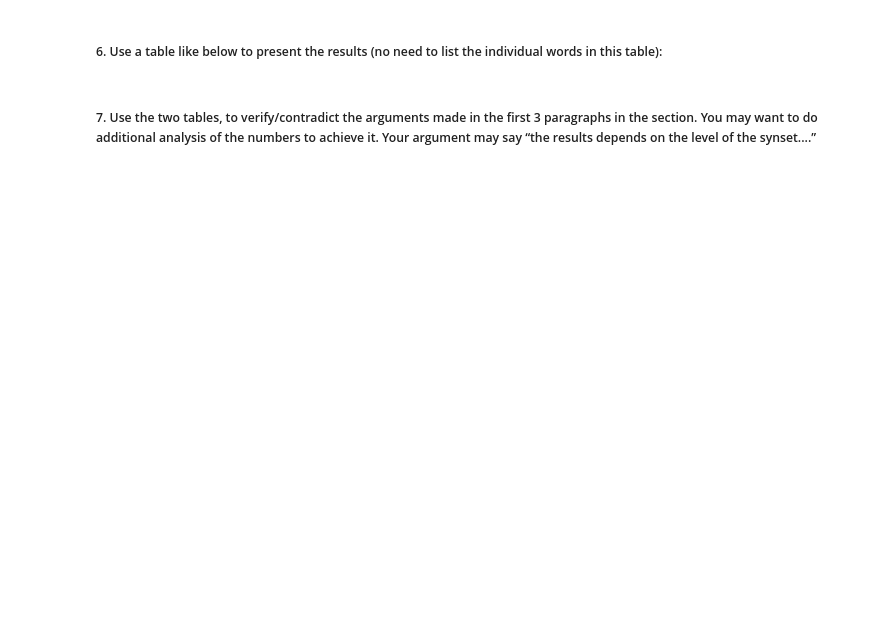
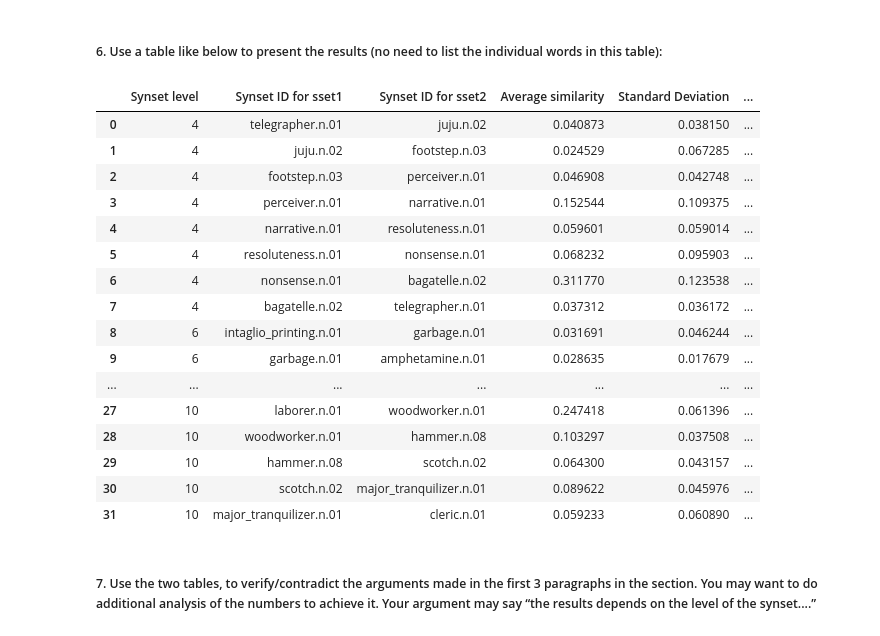
Before and after one commit to SMU-MSCSAI/Intro2NLP, a Jupyter notebook: program2.ipynb, the cells around one changed output. Cells and saved outputs as stored; diff of their text form; code cells hidden in the pictures; blank space fills up the shorter version.

```diff
--- a/program2.ipynb
+++ b/program2.ipynb
@@ -564,2 +624,21 @@ similarity_table
 # %% [markdown]
 ##### 5. For each pair, pass it to crossSynsetSimValue(model, sset1, sset2) and collect the results
+# %%
+# Calculate similarity statistics for each pair of synsets
+cross_synset_results = {}
+for level, pairs in synset_pairs.items():
+    cross_synset_results[level] = []
+    for words1, words2 in pairs:
+        sim_values = crossSynsetSimValue(model, words1, words2)
+        cross_synset_results[level].append(sim_values)
+
+# Print the results
+for level, results in cross_synset_results.items():
+    print(f"Level {level} Cross-Synset Similarity Statistics:")
+    for i, (pair, stats) in enumerate(zip(synset_pairs[level], results), start=1):
+        words1, words2 = pair  # Unpack the pair into two lists of words
+        print(f"  Pair {i}:")
+        print(f"    Words 1: {words1}")
+        print(f"    Words 2: {words2}")
+        avg, sd, min_sim, max_sim = stats
+        print(f"    Similarity Stats: avg: {avg:.4f}, standard_deviation: {sd:.4f}, min: {min_sim:.4f}, max: {max_sim:.4f}")
@@ -566,4 +663,45 @@ similarity_table
 # %% [markdown]
 ##### 6. Use a table like below to present the results (no need to list the individual words in this table):
+# %%
+def create_cross_synset_similarity_table(synset_pairs, cross_synset_results, level_synsets):
+    # Define the columns for the DataFrame
+    columns = ['Synset level', 'Synset ID for sset1', 'Synset ID for sset2', 'Average similarity', 'Standard Deviation', 'Minimum', 'Maximum']
+    data = []
+
+    for level, results in cross_synset_results.items():
+        for i, (pair, stats) in enumerate(zip(synset_pairs[level], results), start=1):
+            words1, words2 = pair
+            # Find the synset IDs for the words in the pair
+            synset1 = [synset.name() for synset in level_synsets[level] if set(words1).issubset(set(get_words_from_synset(synset)))]
+            synset2 = [synset.name() for synset in level_synsets[level] if set(words2).issubset(set(get_words_from_synset(synset)))]
+            synset1_id = synset1[0] if synset1 else "N/A"
+            synset2_id = synset2[0] if synset2 else "N/A"
+            avg, sd, min_sim, max_sim = stats
+            data.append([level, synset1_id, synset2_id, avg, sd, min_sim, max_sim])
+
+    # Create the DataFrame
+    df = pd.DataFrame(data, columns=columns)
+    return df
+# %%
+cross_synset_similarity_table = create_cross_synset_similarity_table(synset_pairs, cross_synset_results, level_synsets)
+cross_synset_similarity_table
+# %% [output]
+|  | Synset level | Synset ID for sset1 | Synset ID for sset2 | Average similarity | Standard Deviation | ... |
+| 0 | 4 | telegrapher.n.01 | juju.n.02 | 0.040873 | 0.038150 | ... |
+| 1 | 4 | juju.n.02 | footstep.n.03 | 0.024529 | 0.067285 | ... |
+| 2 | 4 | footstep.n.03 | perceiver.n.01 | 0.046908 | 0.042748 | ... |
+| 3 | 4 | perceiver.n.01 | narrative.n.01 | 0.152544 | 0.109375 | ... |
+| 4 | 4 | narrative.n.01 | resoluteness.n.01 | 0.059601 | 0.059014 | ... |
+| 5 | 4 | resoluteness.n.01 | nonsense.n.01 | 0.068232 | 0.095903 | ... |
+| 6 | 4 | nonsense.n.01 | bagatelle.n.02 | 0.311770 | 0.123538 | ... |
+| 7 | 4 | bagatelle.n.02 | telegrapher.n.01 | 0.037312 | 0.036172 | ... |
+| 8 | 6 | intaglio_printing.n.01 | garbage.n.01 | 0.031691 | 0.046244 | ... |
+| 9 | 6 | garbage.n.01 | amphetamine.n.01 | 0.028635 | 0.017679 | ... |
+| ... | ... | ... | ... | ... | ... | ... |
+| 27 | 10 | laborer.n.01 | woodworker.n.01 | 0.247418 | 0.061396 | ... |
+| 28 | 10 | woodworker.n.01 | hammer.n.08 | 0.103297 | 0.037508 | ... |
+| 29 | 10 | hammer.n.08 | scotch.n.02 | 0.064300 | 0.043157 | ... |
+| 30 | 10 | scotch.n.02 | major_tranquilizer.n.01 | 0.089622 | 0.045976 | ... |
+| 31 | 10 | major_tranquilizer.n.01 | cleric.n.01 | 0.059233 | 0.060890 | ... |
 # %% [markdown]
 ##### 7. Use the two tables, to verify/contradict the arguments made in the first 3 paragraphs in the section. You may want to do additional analysis of the numbers to achieve it. Your argument may say “the results depends on the level of the synset....”
```
Also changed, not shown: parts of 13 cells of this notebook.
